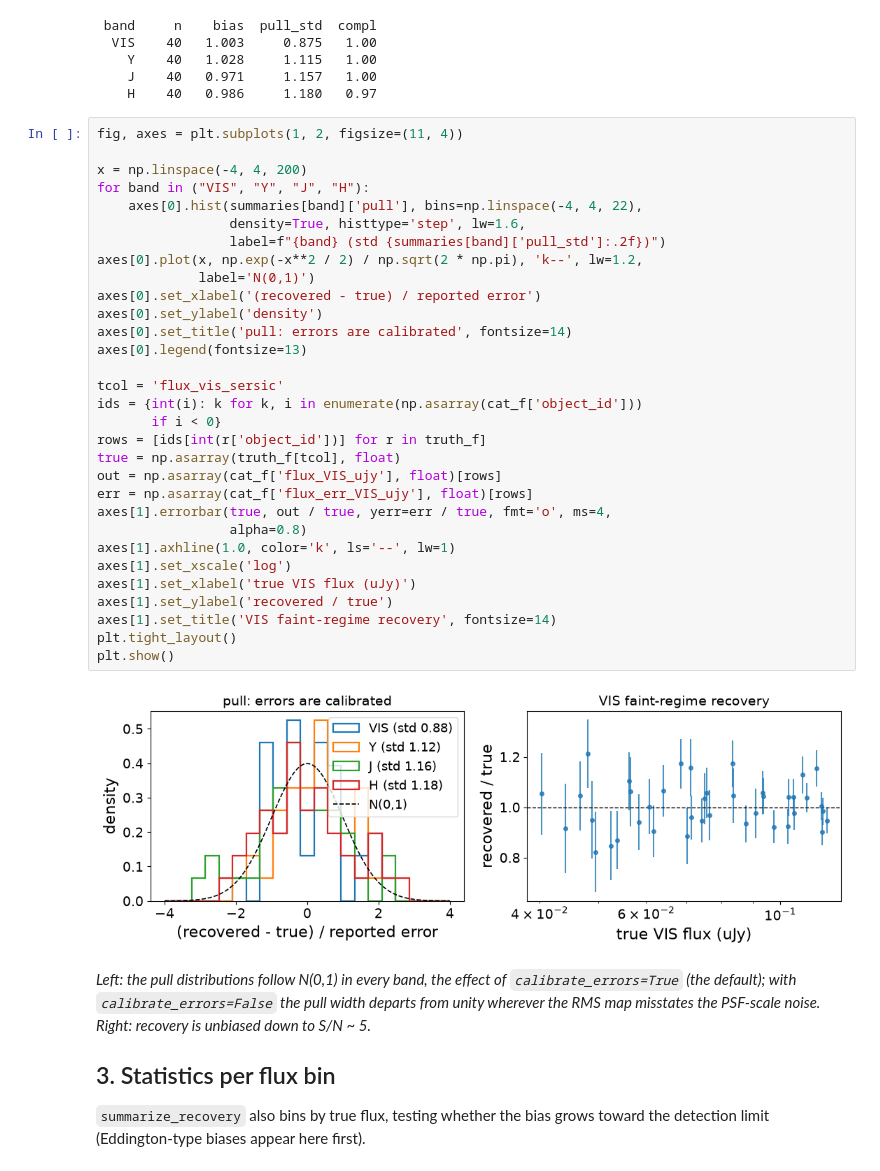
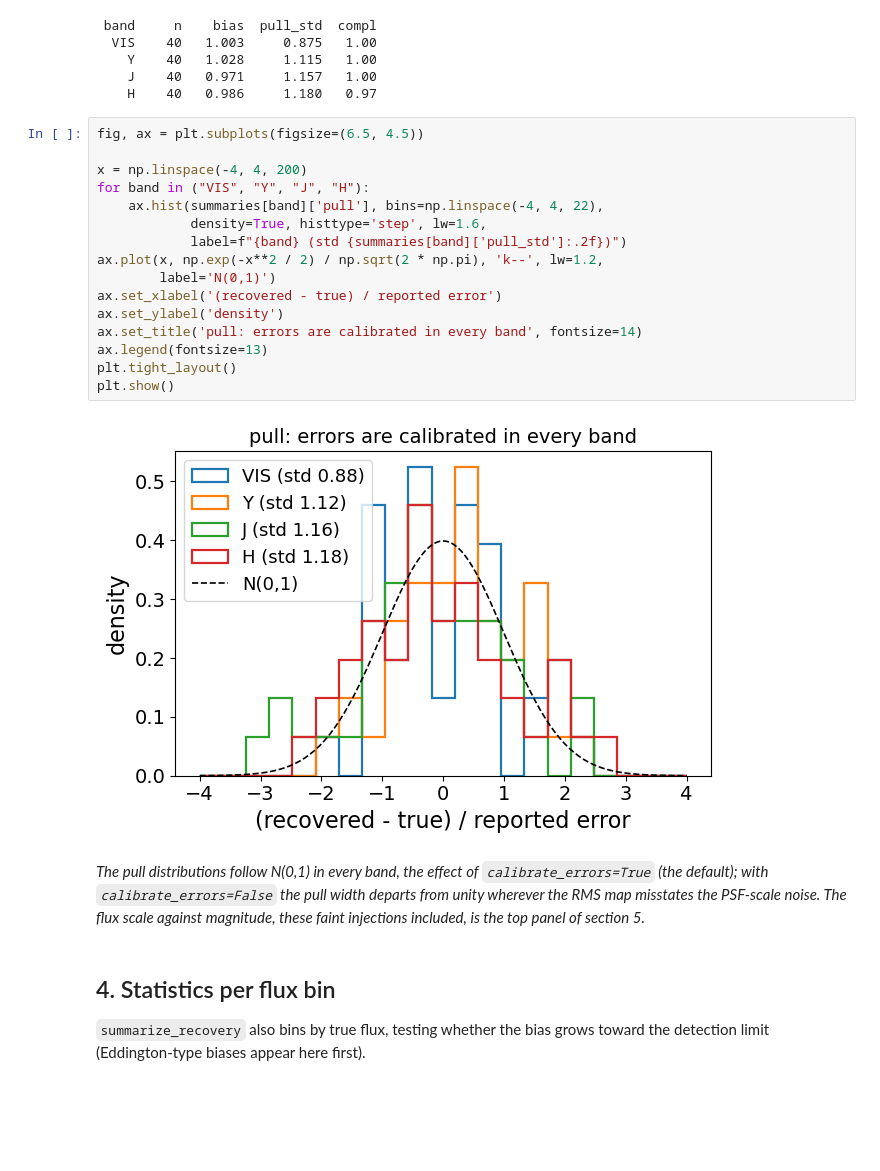
Before and after one commit to NimaChartab/euclid-forced-photometry, a Jupyter notebook: notebooks/03_injection_recovery.ipynb, the cells around one changed output. Saved outputs shown, nothing was run; the diff lists cells and outputs as text; blank space fills up the shorter version.

```diff
--- a/notebooks/03_injection_recovery.ipynb
+++ b/notebooks/03_injection_recovery.ipynb
@@ -185,50 +228,35 @@ for band in ("VIS", "Y", "J", "H"):
     J    40   0.971     1.157   1.00
     H    40   0.986     1.180   0.97
 # %%
-fig, axes = plt.subplots(1, 2, figsize=(11, 4))
+fig, ax = plt.subplots(figsize=(6.5, 4.5))
 
 x = np.linspace(-4, 4, 200)
 for band in ("VIS", "Y", "J", "H"):
-    axes[0].hist(summaries[band]['pull'], bins=np.linspace(-4, 4, 22),
-                 density=True, histtype='step', lw=1.6,
-                 label=f"{band} (std {summaries[band]['pull_std']:.2f})")
-axes[0].plot(x, np.exp(-x**2 / 2) / np.sqrt(2 * np.pi), 'k--', lw=1.2,
-             label='N(0,1)')
-axes[0].set_xlabel('(recovered - true) / reported error')
-axes[0].set_ylabel('density')
-axes[0].set_title('pull: errors are calibrated', fontsize=14)
-axes[0].legend(fontsize=13)
-
-tcol = 'flux_vis_sersic'
-ids = {int(i): k for k, i in enumerate(np.asarray(cat_f['object_id']))
-       if i < 0}
-rows = [ids[int(r['object_id'])] for r in truth_f]
-true = np.asarray(truth_f[tcol], float)
-out = np.asarray(cat_f['flux_VIS_ujy'], float)[rows]
-err = np.asarray(cat_f['flux_err_VIS_ujy'], float)[rows]
-axes[1].errorbar(true, out / true, yerr=err / true, fmt='o', ms=4,
-                 alpha=0.8)
-axes[1].axhline(1.0, color='k', ls='--', lw=1)
-axes[1].set_xscale('log')
-axes[1].set_xlabel('true VIS flux (uJy)')
-axes[1].set_ylabel('recovered / true')
-axes[1].set_title('VIS faint-regime recovery', fontsize=14)
+    ax.hist(summaries[band]['pull'], bins=np.linspace(-4, 4, 22),
+            density=True, histtype='step', lw=1.6,
+            label=f"{band} (std {summaries[band]['pull_std']:.2f})")
+ax.plot(x, np.exp(-x**2 / 2) / np.sqrt(2 * np.pi), 'k--', lw=1.2,
+        label='N(0,1)')
+ax.set_xlabel('(recovered - true) / reported error')
+ax.set_ylabel('density')
+ax.set_title('pull: errors are calibrated in every band', fontsize=14)
+ax.legend(fontsize=13)
 plt.tight_layout()
 plt.show()
 # %% [output]
-[figure, old version]
+[figure, new version]
 # %% [markdown]
-*Left: the pull distributions follow N(0,1) in every band, the
-effect of ``calibrate_errors=True`` (the default); with
-``calibrate_errors=False`` the pull width departs from unity wherever
-the RMS map misstates the PSF-scale noise. Right: recovery is unbiased
-down to S/N ~ 5.*
-
-## 3. Statistics per flux bin
-
-``summarize_recovery`` also bins by true flux, testing whether the
-bias grows toward the detection limit (Eddington-type biases appear
-here first).
+*The pull distributions follow N(0,1) in every band, the effect of
+``calibrate_errors=True`` (the default); with ``calibrate_errors=False``
+the pull width departs from unity wherever the RMS map misstates the
+PSF-scale noise. The flux scale against magnitude, these faint
+injections included, is the top panel of section 5.*
+# %% [markdown]
+## 4. Statistics per flux bin
+
+``summarize_recovery`` also bins by true flux, testing whether the
+bias grows toward the detection limit (Eddington-type biases appear
+here first).
 # %%
 print("VIS, faint run:")
 summaries['VIS']['bins'].pprint_all()
```
Also changed, not shown: parts of 12 cells of this notebook, 10 other files.
